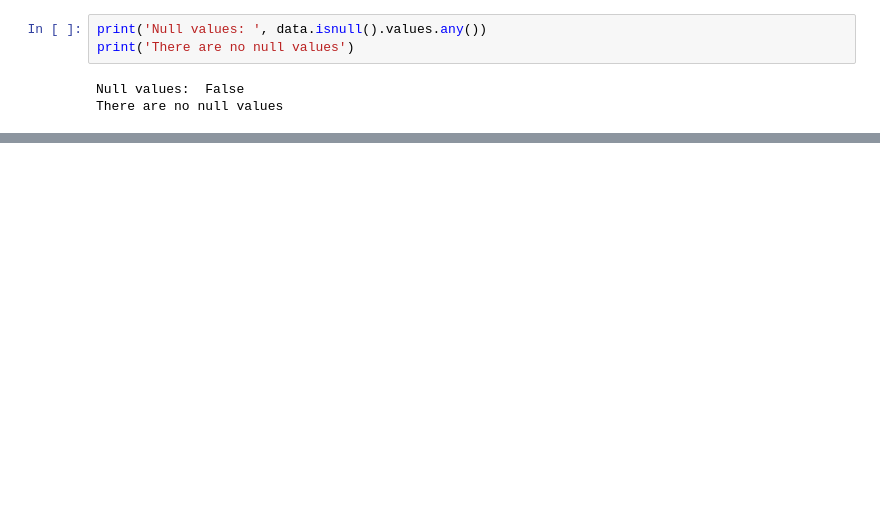
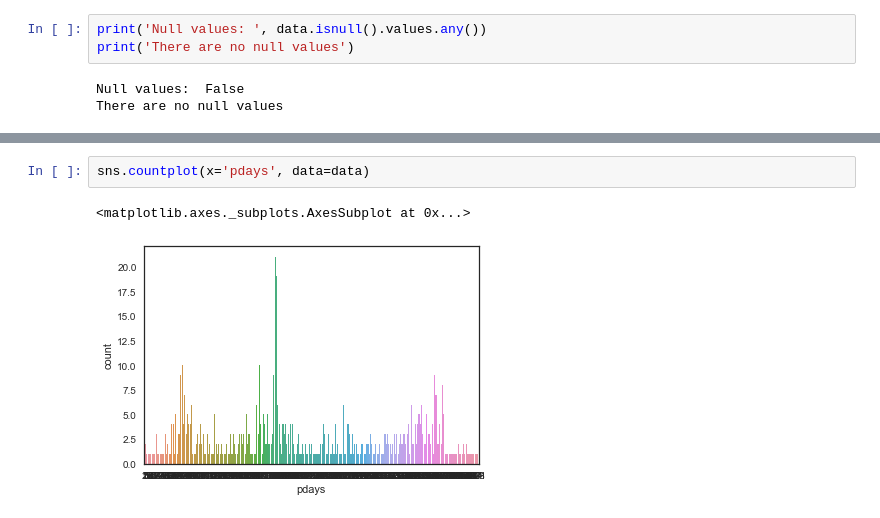
Before and after one commit to GaworO/Bank-MachineLearning, a Jupyter notebook: small.ipynb, the cells around one changed output, grey strips where cells are left out. Saved outputs shown, nothing was run; the diff lists cells and outputs as text; blank space fills up the shorter version.

```diff
--- a/small.ipynb
+++ b/small.ipynb
@@ -104,0 +129,5 @@ array([[35, 9, 1, ..., 94, 1, 'failure'],
+# %%
+sns.countplot(x='pdays', data=data)
+# %% [output]
+<matplotlib.axes._subplots.AxesSubplot at 0x...>
+[figure, added]
```
Also changed, not shown: parts of 19 cells of this notebook.
